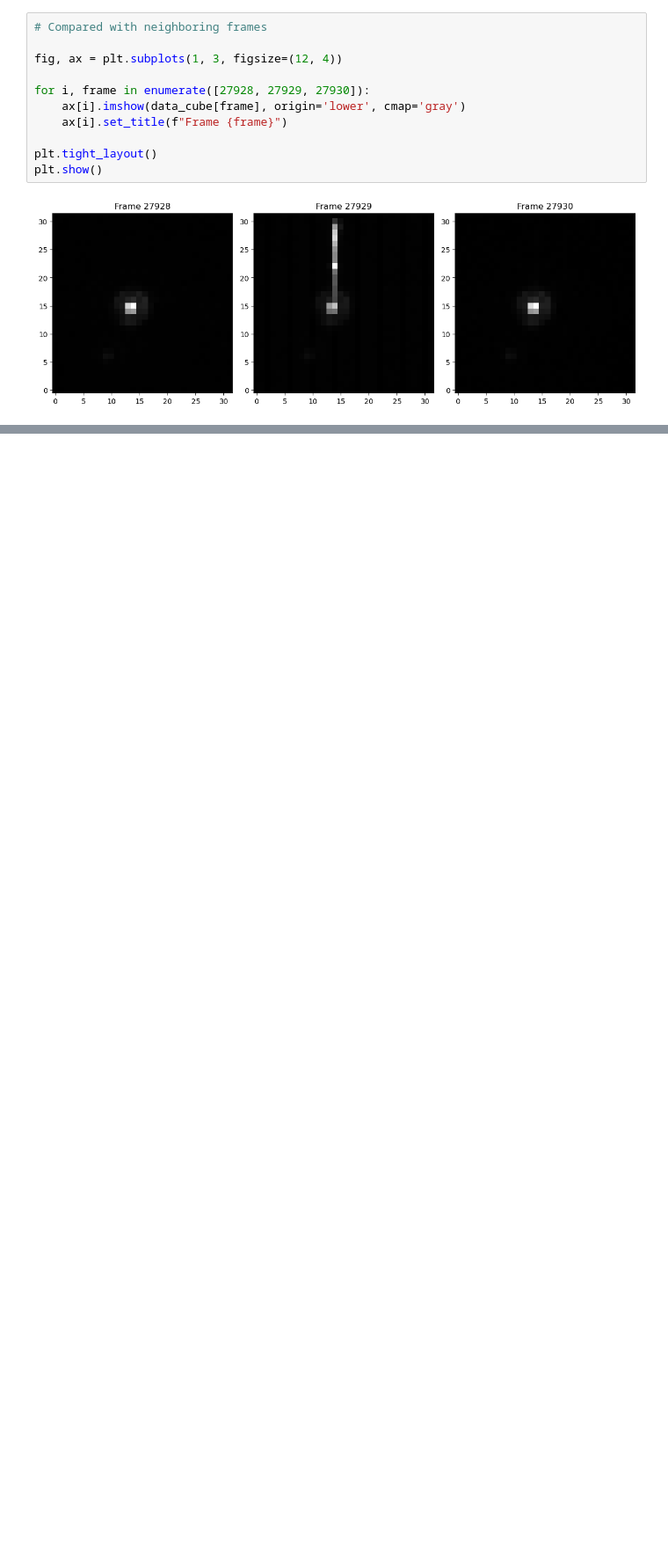
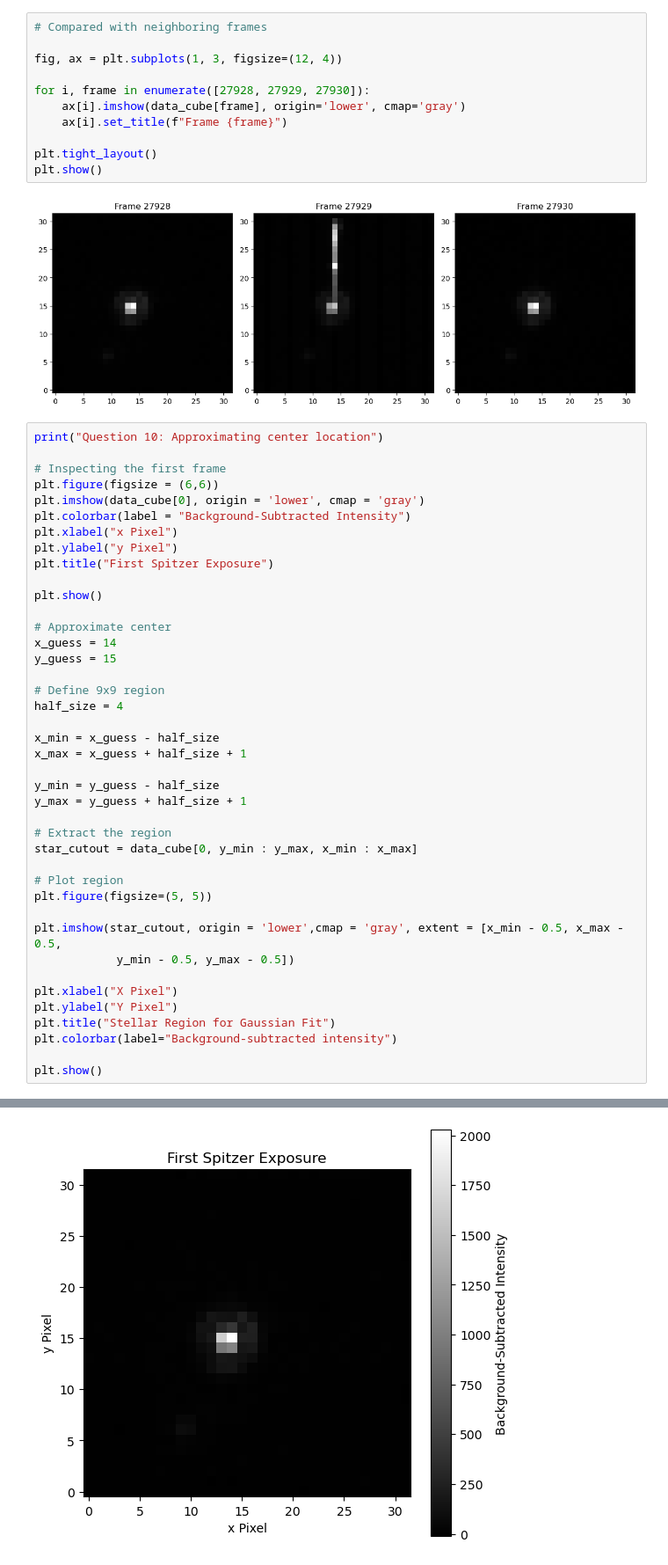
Before and after one commit to ialvarez27/ast4762, a Jupyter notebook: Project/Project_ialvarez27.ipynb, the cells around one changed output, grey strips where cells are left out. Shown at 88% size. Saved outputs shown, nothing was run; the diff lists cells and outputs as text; blank space fills up the shorter version.

```diff
--- a/Project/Project_ialvarez27.ipynb
+++ b/Project/Project_ialvarez27.ipynb
@@ -457,3 +459,45 @@ plt.tight_layout()
 plt.show()
 # %% [output]
 [figure]
+# %%
+print("Question 10: Approximating center location")
+
+# Inspecting the first frame
+plt.figure(figsize = (6,6))
+plt.imshow(data_cube[0], origin = 'lower', cmap = 'gray')
+plt.colorbar(label = "Background-Subtracted Intensity")
+plt.xlabel("x Pixel")
+plt.ylabel("y Pixel")
+plt.title("First Spitzer Exposure")
+
+plt.show()
+
+# Approximate center
+x_guess = 14
+y_guess = 15
+
+# Define 9x9 region
+half_size = 4
+
+x_min = x_guess - half_size
+x_max = x_guess + half_size + 1
+
+y_min = y_guess - half_size
+y_max = y_guess + half_size + 1
+
+# Extract the region
+star_cutout = data_cube[0, y_min : y_max, x_min : x_max]
+
+# Plot region
+plt.figure(figsize=(5, 5))
+
+plt.imshow(star_cutout, origin = 'lower',cmap = 'gray', extent = [x_min - 0.5, x_max - 0.5,
+            y_min - 0.5, y_max - 0.5])
+
+plt.xlabel("X Pixel")
+plt.ylabel("Y Pixel")
+plt.title("Stellar Region for Gaussian Fit")
+plt.colorbar(label="Background-subtracted intensity")
+
+plt.show()
+# %% [output]
@@ -459,0 +505 @@ plt.show()
+[figure, added]
```
Also changed, not shown: parts of 19 cells of this notebook.
